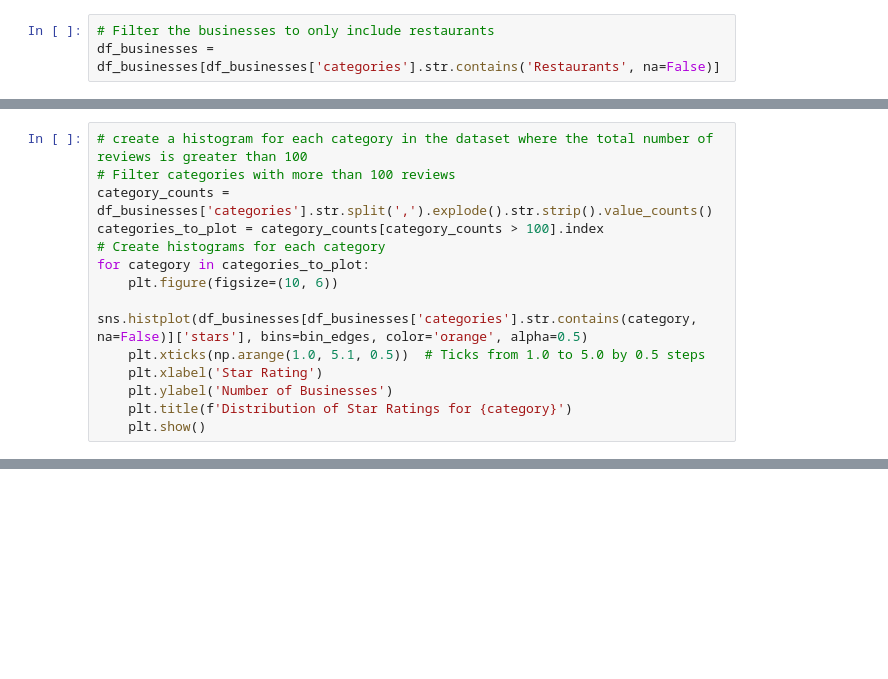
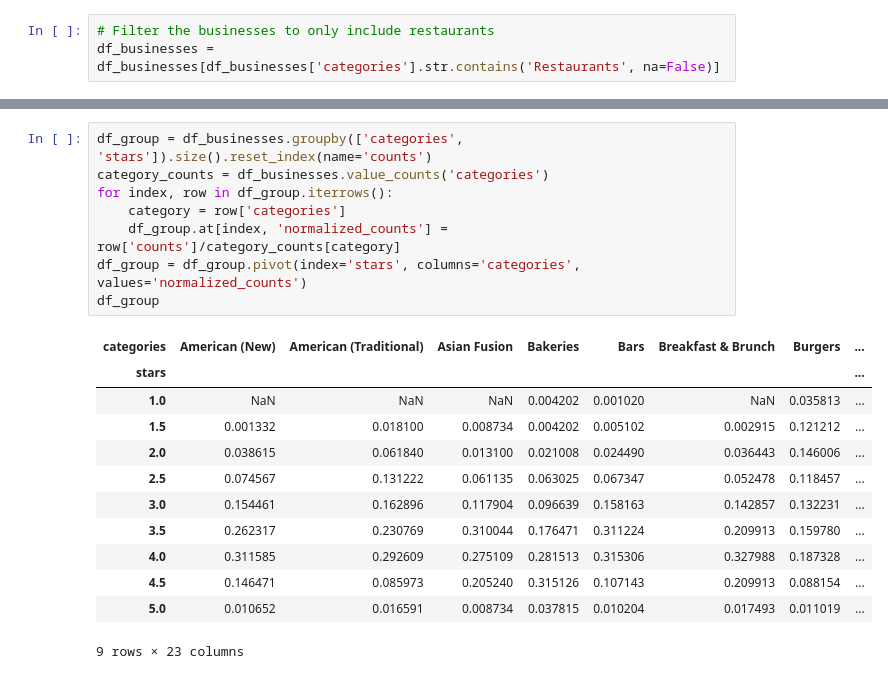
Before and after one commit to SorenLKuhl/SorenLKuhl.github.io, a Jupyter notebook: notebooks/exploratory.ipynb, the cells around one changed output, grey strips where cells are left out. Drawn from its saved outputs; the diff is of its cells as text; blank space fills up the shorter version.

```diff
--- a/notebooks/exploratory.ipynb
+++ b/notebooks/exploratory.ipynb
@@ -38,14 +46,0 @@ plt.show()
-# %%
-# create a histogram for each category in the dataset where the total number of reviews is greater than 100
-# Filter categories with more than 100 reviews
-category_counts = df_businesses['categories'].str.split(',').explode().str.strip().value_counts()
-categories_to_plot = category_counts[category_counts > 100].index
-# Create histograms for each category
-for category in categories_to_plot:
-    plt.figure(figsize=(10, 6))
-    sns.histplot(df_businesses[df_businesses['categories'].str.contains(category, na=False)]['stars'], bins=bin_edges, color='orange', alpha=0.5)
-    plt.xticks(np.arange(1.0, 5.1, 0.5))  # Ticks from 1.0 to 5.0 by 0.5 steps
-    plt.xlabel('Star Rating')
-    plt.ylabel('Number of Businesses')
-    plt.title(f'Distribution of Star Ratings for {category}')
-    plt.show()
@@ -136,0 +63,21 @@ show(p)
+# %%
+df_group = df_businesses.groupby(['categories', 'stars']).size().reset_index(name='counts')
+category_counts = df_businesses.value_counts('categories')
+for index, row in df_group.iterrows():
+    category = row['categories']
+    df_group.at[index, 'normalized_counts'] = row['counts']/category_counts[category]
+df_group = df_group.pivot(index='stars', columns='categories', values='normalized_counts')
+df_group
+# %% [output]
+| categories | American (New) | American (Traditional) | Asian Fusion | Bakeries | Bars | Breakfast & Brunch | Burgers | ... |
+| stars |  |  |  |  |  |  |  | ... |
+| 1.0 | NaN | NaN | NaN | 0.004202 | 0.001020 | NaN | 0.035813 | ... |
+| 1.5 | 0.001332 | 0.018100 | 0.008734 | 0.004202 | 0.005102 | 0.002915 | 0.121212 | ... |
+| 2.0 | 0.038615 | 0.061840 | 0.013100 | 0.021008 | 0.024490 | 0.036443 | 0.146006 | ... |
+| 2.5 | 0.074567 | 0.131222 | 0.061135 | 0.063025 | 0.067347 | 0.052478 | 0.118457 | ... |
+| 3.0 | 0.154461 | 0.162896 | 0.117904 | 0.096639 | 0.158163 | 0.142857 | 0.132231 | ... |
+| 3.5 | 0.262317 | 0.230769 | 0.310044 | 0.176471 | 0.311224 | 0.209913 | 0.159780 | ... |
+| 4.0 | 0.311585 | 0.292609 | 0.275109 | 0.281513 | 0.315306 | 0.327988 | 0.187328 | ... |
+| 4.5 | 0.146471 | 0.085973 | 0.205240 | 0.315126 | 0.107143 | 0.209913 | 0.088154 | ... |
+| 5.0 | 0.010652 | 0.016591 | 0.008734 | 0.037815 | 0.010204 | 0.017493 | 0.011019 | ... |
+9 rows × 23 columns
```
Also changed, not shown: parts of 9 cells of this notebook, 1 other file.
